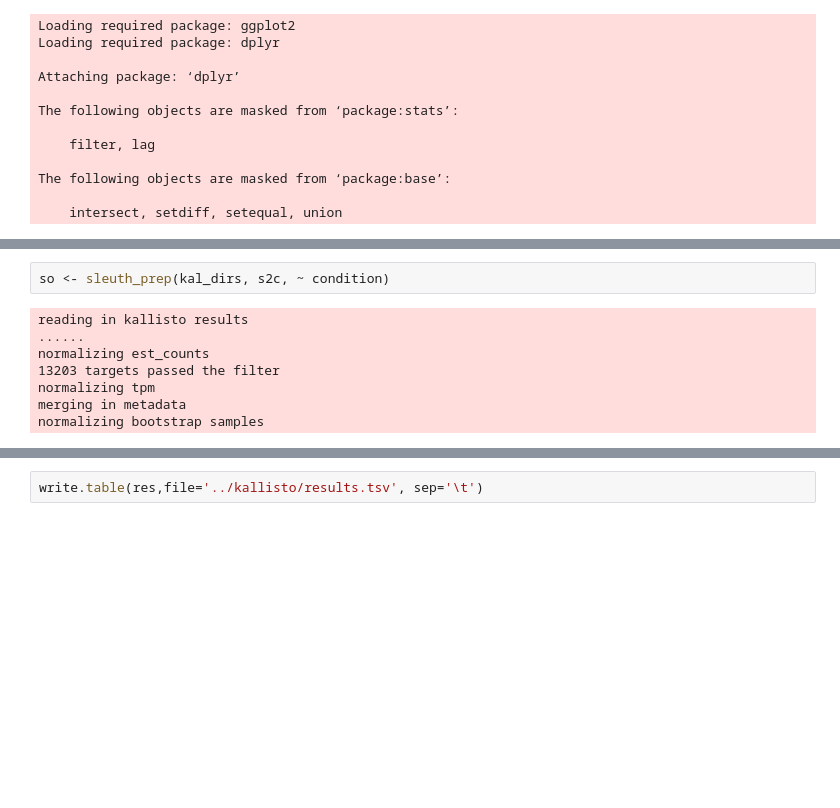
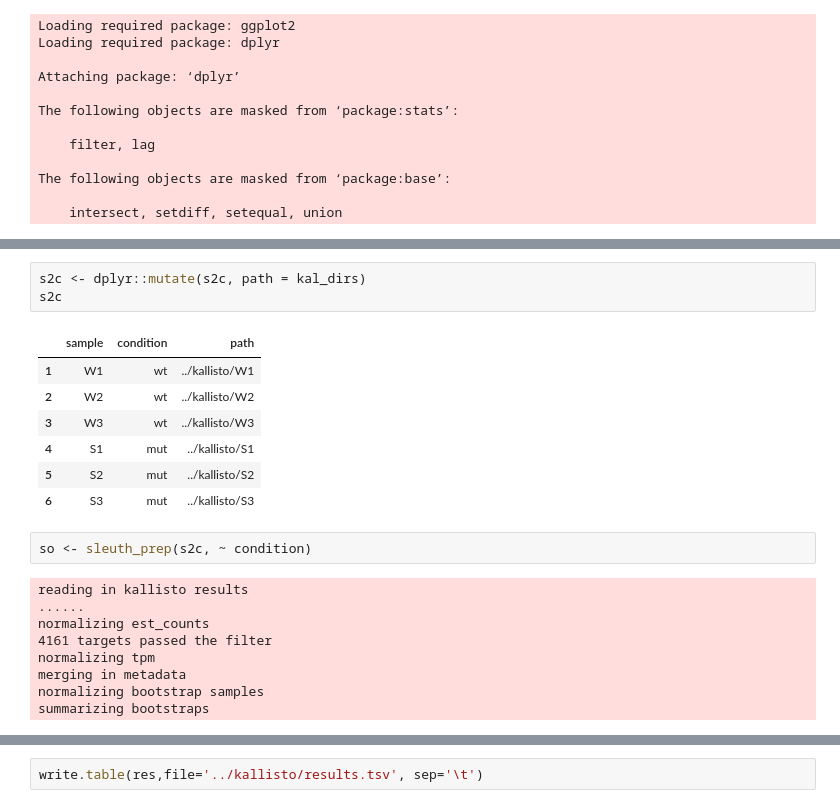
Before and after one commit to NudlerLab/biodata, a Jupyter notebook: sessions/sleuth.ipynb, the cells around one changed output, grey strips where cells are left out. Saved outputs shown, nothing was run; the diff lists cells and outputs as text; blank space fills up the shorter version.

```diff
--- a/sessions/sleuth.ipynb
+++ b/sessions/sleuth.ipynb
@@ -73,13 +78,25 @@ s2c
+# %%
+s2c <- dplyr::mutate(s2c, path = kal_dirs)
+s2c
+# %% [output]
+|  | sample | condition | path |
+| 1 | W1 | wt | ../kallisto/W1 |
+| 2 | W2 | wt | ../kallisto/W2 |
+| 3 | W3 | wt | ../kallisto/W3 |
+| 4 | S1 | mut | ../kallisto/S1 |
+| 5 | S2 | mut | ../kallisto/S2 |
+| 6 | S3 | mut | ../kallisto/S3 |
 # %%
-so <- sleuth_prep(kal_dirs, s2c, ~ condition)
+so <- sleuth_prep(s2c, ~ condition)
 # %% [output]
 reading in kallisto results
 ......
 normalizing est_counts
-13203 targets passed the filter
+4161 targets passed the filter
 normalizing tpm
 merging in metadata
 normalizing bootstrap samples
+summarizing bootstraps
 # %%
 so <- sleuth_fit(so)
 # %% [output]
```
Also changed, not shown: parts of 11 cells of this notebook, 4 other files.
